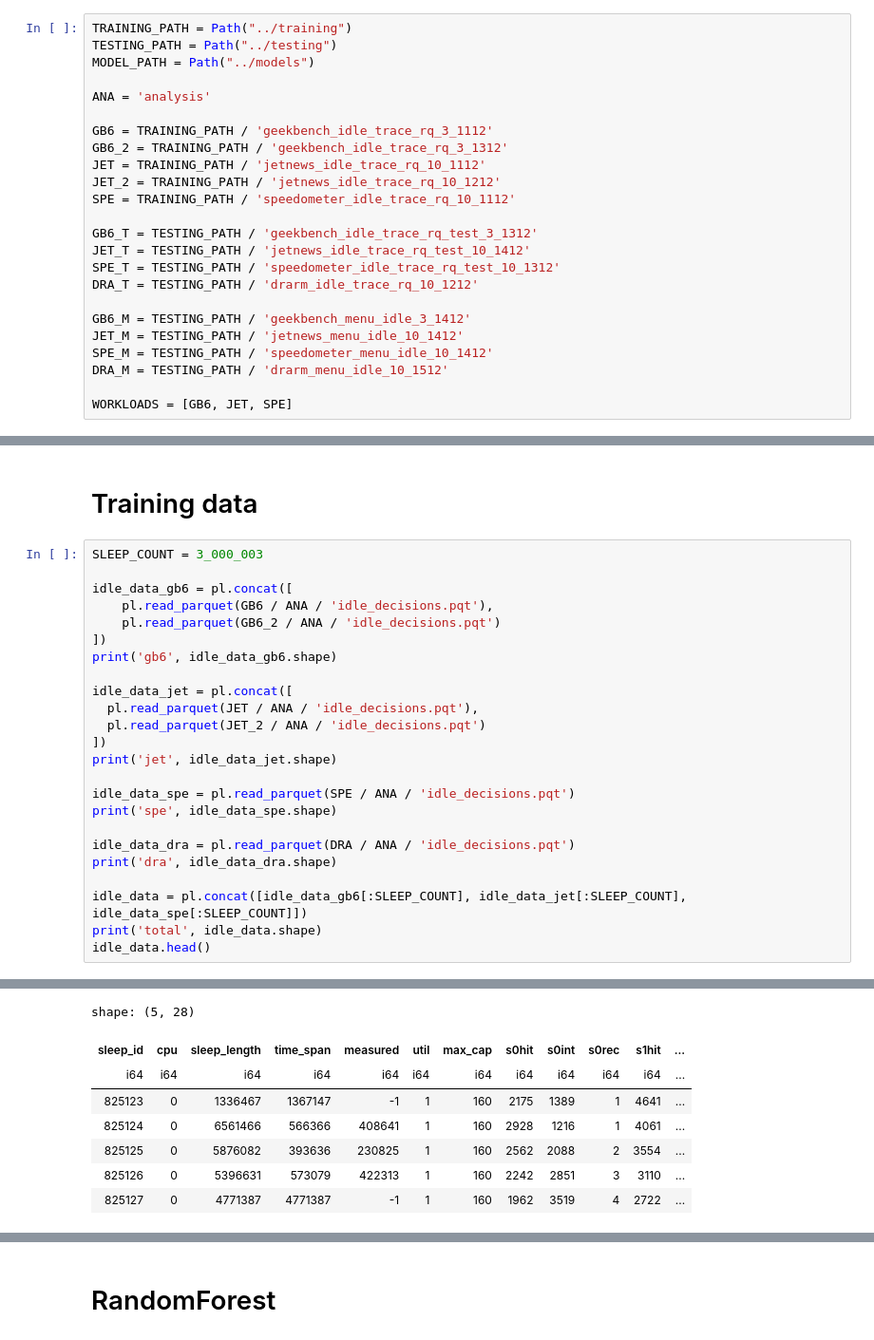
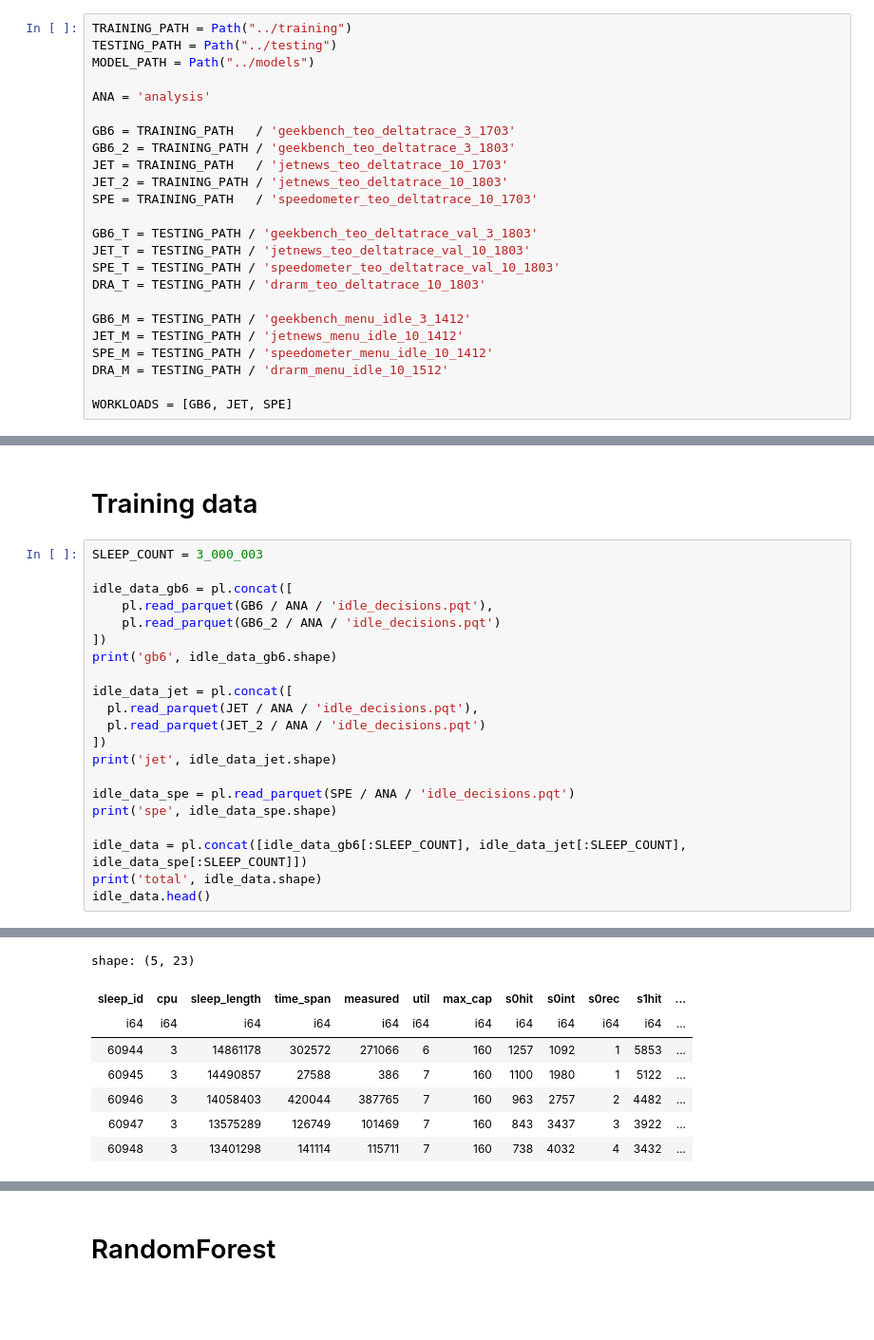
Before and after one commit to mrkajetanp/ml-idle, a Jupyter notebook: notebook/ml_idle.ipynb, the cells around one changed output, grey strips where cells are left out. Shown: that part at 95% size. Drawn from its saved outputs; the diff is of its cells as text; blank space fills up the shorter version.

```diff
--- a/notebook/ml_idle.ipynb
+++ b/notebook/ml_idle.ipynb
@@ -21,16 +23,16 @@ MODEL_PATH = Path("../models")
 
 ANA = 'analysis'
 
-GB6 = TRAINING_PATH / 'geekbench_idle_trace_rq_3_1112'
-GB6_2 = TRAINING_PATH / 'geekbench_idle_trace_rq_3_1312'
-JET = TRAINING_PATH / 'jetnews_idle_trace_rq_10_1112'
-JET_2 = TRAINING_PATH / 'jetnews_idle_trace_rq_10_1212'
-SPE = TRAINING_PATH / 'speedometer_idle_trace_rq_10_1112'
+GB6 = TRAINING_PATH   / 'geekbench_teo_deltatrace_3_1703'
+GB6_2 = TRAINING_PATH / 'geekbench_teo_deltatrace_3_1803'
+JET = TRAINING_PATH   / 'jetnews_teo_deltatrace_10_1703'
+JET_2 = TRAINING_PATH / 'jetnews_teo_deltatrace_10_1803'
+SPE = TRAINING_PATH   / 'speedometer_teo_deltatrace_10_1703'
 
-GB6_T = TESTING_PATH / 'geekbench_idle_trace_rq_test_3_1312'
-JET_T = TESTING_PATH / 'jetnews_idle_trace_rq_test_10_1412'
-SPE_T = TESTING_PATH / 'speedometer_idle_trace_rq_test_10_1312'
-DRA_T = TESTING_PATH / 'drarm_idle_trace_rq_10_1212'
+GB6_T = TESTING_PATH / 'geekbench_teo_deltatrace_val_3_1803'
+JET_T = TESTING_PATH / 'jetnews_teo_deltatrace_val_10_1803'
+SPE_T = TESTING_PATH / 'speedometer_teo_deltatrace_val_10_1803'
+DRA_T = TESTING_PATH / 'drarm_teo_deltatrace_10_1803'
 
 GB6_M = TESTING_PATH / 'geekbench_menu_idle_3_1412'
 JET_M = TESTING_PATH / 'jetnews_menu_idle_10_1412'
@@ -121,9 +132,6 @@ print('jet', idle_data_jet.shape)
 idle_data_spe = pl.read_parquet(SPE / ANA / 'idle_decisions.pqt')
 print('spe', idle_data_spe.shape)
 
-idle_data_dra = pl.read_parquet(DRA / ANA / 'idle_decisions.pqt')
-print('dra', idle_data_dra.shape)
-
 idle_data = pl.concat([idle_data_gb6[:SLEEP_COUNT], idle_data_jet[:SLEEP_COUNT], idle_data_spe[:SLEEP_COUNT]])
 print('total', idle_data.shape)
 idle_data.head()
@@ -136,8 +143,8 @@ total (9000009, 28)
-shape: (5, 28)
+shape: (5, 23)
 | sleep_id | cpu | sleep_length | time_span | measured | util | max_cap | s0hit | s0int | s0rec | s1hit | ... |
 | i64 | i64 | i64 | i64 | i64 | i64 | i64 | i64 | i64 | i64 | i64 | ... |
-| 825123 | 0 | 1336467 | 1367147 | -1 | 1 | 160 | 2175 | 1389 | 1 | 4641 | ... |
-| 825124 | 0 | 6561466 | 566366 | 408641 | 1 | 160 | 2928 | 1216 | 1 | 4061 | ... |
-| 825125 | 0 | 5876082 | 393636 | 230825 | 1 | 160 | 2562 | 2088 | 2 | 3554 | ... |
-| 825126 | 0 | 5396631 | 573079 | 422313 | 1 | 160 | 2242 | 2851 | 3 | 3110 | ... |
-| 825127 | 0 | 4771387 | 4771387 | -1 | 1 | 160 | 1962 | 3519 | 4 | 2722 | ... |
+| 60944 | 3 | 14861178 | 302572 | 271066 | 6 | 160 | 1257 | 1092 | 1 | 5853 | ... |
+| 60945 | 3 | 14490857 | 27588 | 386 | 7 | 160 | 1100 | 1980 | 1 | 5122 | ... |
+| 60946 | 3 | 14058403 | 420044 | 387765 | 7 | 160 | 963 | 2757 | 2 | 4482 | ... |
+| 60947 | 3 | 13575289 | 126749 | 101469 | 7 | 160 | 843 | 3437 | 3 | 3922 | ... |
+| 60948 | 3 | 13401298 | 141114 | 115711 | 7 | 160 | 738 | 4032 | 4 | 3432 | ... |
```
Also changed, not shown: parts of 31 cells of this notebook, 5 other files.
